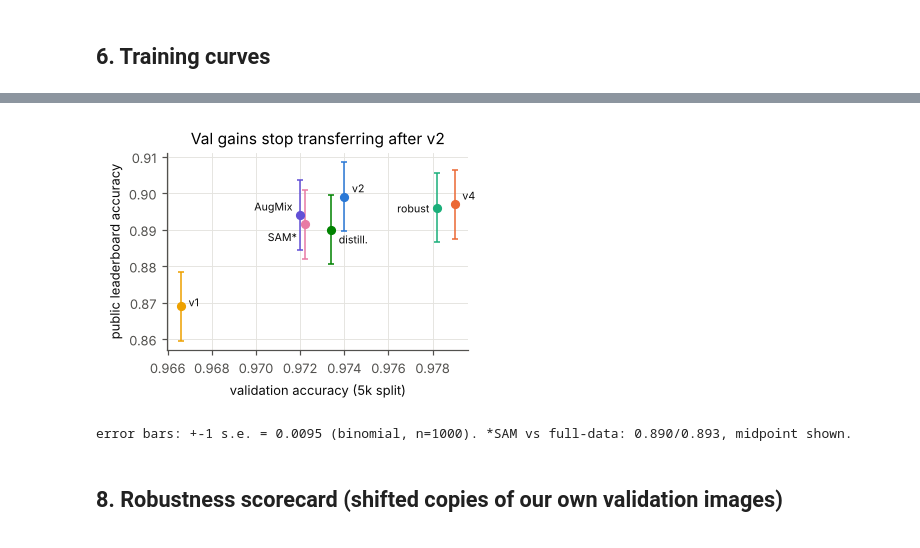
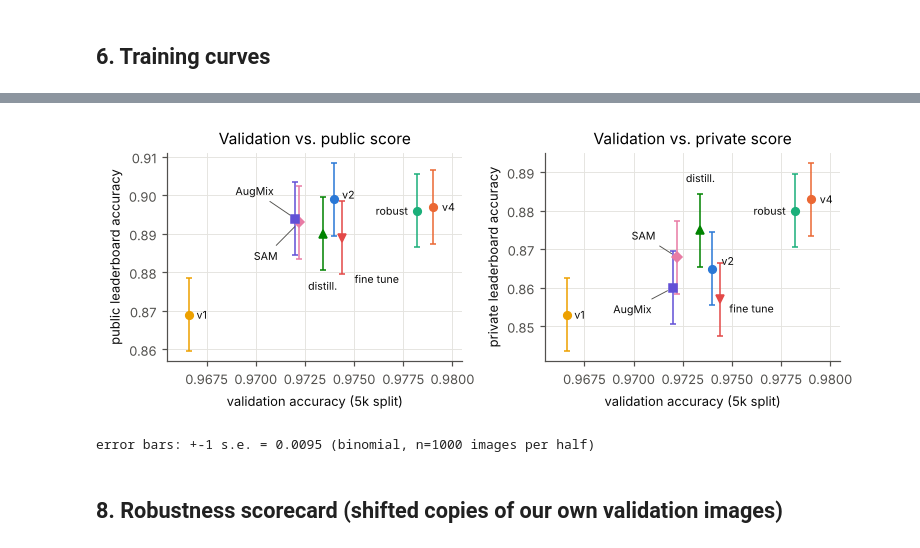
Before and after one commit to breeze215/cifar10-resnet-5m, a Jupyter notebook: results.ipynb, the cells around one changed output, grey strips where cells are left out. Drawn from its saved outputs; the diff is of its cells as text; code cells hidden in the pictures.

```diff
--- a/results.ipynb
+++ b/results.ipynb
@@ -236,23 +238,30 @@ Loss levels differ across recipes because CutMix, label smoothing and distillati
-# %%
-# Full-data runs have no val split; we pair them with their 45k twin (same recipe).
-pts = [("v1", "v1", 0.9666, 0.869), ("v2", "v2", 0.9740, 0.899), ("SAM*", "v3_sam", 0.9722, 0.8915),
-       ("AugMix", "mw_augmix", 0.9720, 0.894), ("distill.", "kd", 0.9734, 0.890), ("v4", "v4", 0.9790, 0.897),
-       ("robust", "robust", 0.9782, 0.896)]
-se = np.sqrt(0.9 * 0.1 / 1000)                         # binomial s.e. of a score on 1,000 images
-fig, ax = plt.subplots(figsize=(3.6, 2.7))
-off = {"v1": (5, 0, "left"), "v2": (5, 3, "left"), "SAM*": (-5, -11, "right"), "AugMix": (-5, 3, "right"),
-       "distill.": (5, -9, "left"), "v4": (5, 3, "left"), "robust": (-5, -3, "right")}
-for name, c, v, p in pts:
-    ax.errorbar(v, p, yerr=se, fmt="o", ms=5, color=COL[c], ecolor=COL[c], elinewidth=1, capsize=2)
-    dx, dy, ha = off[name]
-    ax.annotate(name, (v, p), xytext=(dx, dy), textcoords="offset points", fontsize=7, color=INK, ha=ha)
-ax.set(xlabel="validation accuracy (5k split)", ylabel="public leaderboard accuracy",
-       title="Val gains stop transferring after v2")
-fig.tight_layout(); save(fig, "fig_val_vs_public"); plt.show()
-print(f"error bars: +-1 s.e. = {se:.4f} (binomial, n=1000). *SAM vs full-data: 0.890/0.893, midpoint shown.")
-# %% [output]
-[figure, removed]
-error bars: +-1 s.e. = 0.0095 (binomial, n=1000). *SAM vs full-data: 0.890/0.893, midpoint shown.
+# %%
+# Each submission is paired with its own validation accuracy, or its 45k twin's when it was trained on all 50k images.
+# v2 retrained on 50k (two runs) has no twin of its own, so it is left out of the plot (it appears in the table above).
+pts = [("v1", "v1", "v1"), ("v2", "v2", "v2"), ("SAM", "v3_sam", "v3_sam"), ("AugMix", "mw_augmix", "mw_augmix"),
+       ("distill.", "kd", "kd_full"), ("v4", "v4", "v4_full"), ("robust", "robust", "robust_full"), ("fine tune", "hardview", "hardview")]
+twin = {"kd_full": "kd_val", "v4_full": "v4_val", "robust_full": "robust_val"}
+se = np.sqrt(0.9 * 0.1 / 1000)                         # binomial s.e. of a score on 1,000 images
+mk = {"SAM": "D", "AugMix": "s", "distill.": "^", "fine tune": "v"}
+off = {"public": {"v1": (5, 0, "left", 0), "v2": (5, 3, "left", 0), "SAM": (-14, -22, "right", 1), "AugMix": (-14, 18, "right", 1),
+                  "distill.": (0, -34, "center", 0), "v4": (6, 0, "left", 0), "robust": (-6, 0, "right", 0), "fine tune": (8, -27, "left", 0)},
+       "private": {"v1": (5, 0, "left", 0), "v2": (6, 5, "left", 0), "SAM": (-14, 14, "right", 1), "AugMix": (-14, -14, "right", 1),
+                   "distill.": (0, 34, "center", 0), "v4": (6, 0, "left", 0), "robust": (-6, 0, "right", 0), "fine tune": (6, -6, "left", 0)}}
+fig, axs = plt.subplots(1, 2, figsize=(7.0, 2.8), sharex=True)
+for ax, which in zip(axs, ["public", "private"]):
+    for name, c, run in pts:
+        v = float(runs.loc[twin.get(run, run), "val_flip"]); p = float(runs.loc[run, which])
+        ax.errorbar(v, p, yerr=se, fmt=mk.get(name, "o"), ms=5, color=COL[c], ecolor=COL[c], elinewidth=1, capsize=2)
+        dx, dy, ha, arrow = off[which][name]
+        ax.annotate(name, (v, p), xytext=(dx, dy), textcoords="offset points", fontsize=7, color=INK, ha=ha, va="center",
+                    arrowprops=dict(arrowstyle="-", color=INK2, lw=0.6, shrinkA=1, shrinkB=4) if arrow else None)
+    ax.set(xlabel="validation accuracy (5k split)", ylabel=f"{which} leaderboard accuracy", title=f"Validation vs. {which} score",
+           xlim=(0.9655, 0.9805))
+fig.tight_layout(); save(fig, "fig_val_vs_public"); plt.show()
+print(f"error bars: +-1 s.e. = {se:.4f} (binomial, n=1000 images per half)")
+# %% [output]
+[figure, added]
+error bars: +-1 s.e. = 0.0095 (binomial, n=1000 images per half)
 # %% [markdown]
 ## 8. Robustness scorecard (shifted copies of our own validation images)
 # %%
```
Also changed, not shown: parts of 7 cells of this notebook, 13 other files.
